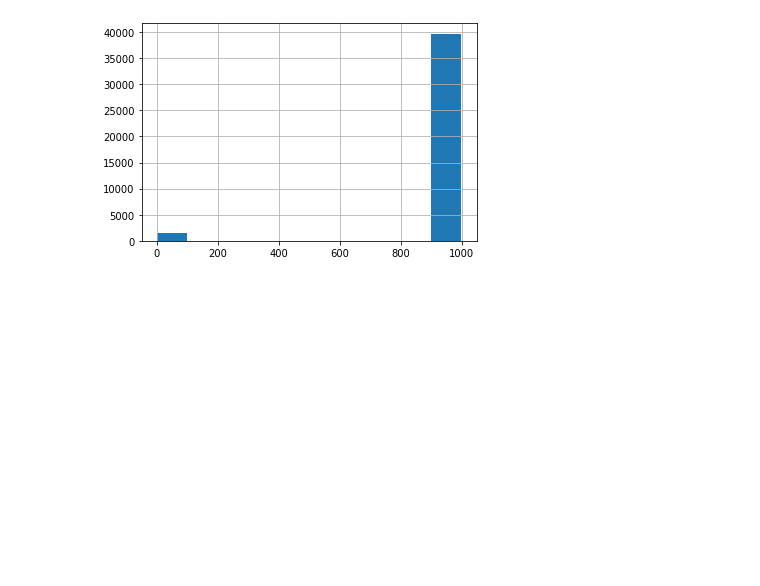
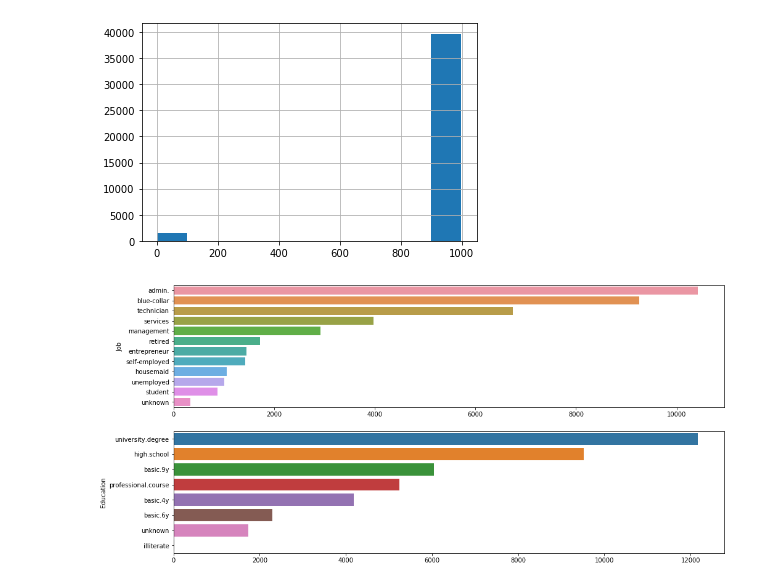
Before and after one commit to ml-learner/Bank_Marketing_Data, a Jupyter notebook: Bank_marketing.ipynb, the cells around one changed output. Saved outputs shown, nothing was run; the diff lists cells and outputs as text; code cells hidden in the pictures; blank space fills up the shorter version.

```diff
--- a/Bank_marketing.ipynb
+++ b/Bank_marketing.ipynb
@@ -53,0 +125,11 @@ df_train.loc[df_train['pdays'] != 999, 'pdays'] = "before"
+# %%
+### Barplots for categorical variables ###
+### job and education ###
+f, axes = plt.subplots(2, 1, figsize=(16, 8))
+sns.barplot(df_train['job'].value_counts().values, df_train['job'].value_counts().index, ax = axes[0])
+axes[0].set_ylabel("Job")
+sns.barplot(df_train['education'].value_counts().values, df_train['education'].value_counts().index, ax = axes[1])
+axes[1].set_ylabel("Education")
+plt.show()
+# %% [output]
+[figure, added]
```
Also changed, not shown: parts of 50 cells of this notebook.
